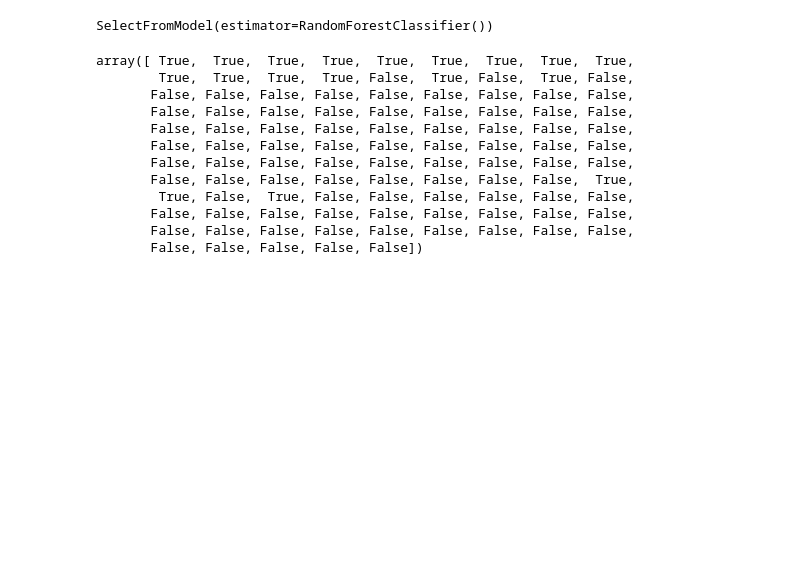
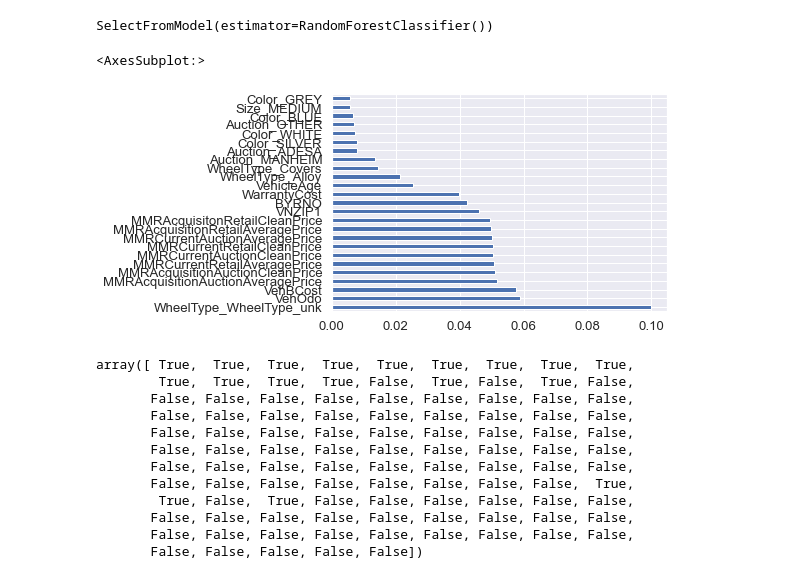
Before and after one commit to sarojsaran/DATA-240, a Jupyter notebook: DATA 240_final_project.ipynb, the cells around one changed output. Cells and saved outputs as stored; diff of their text form; code cells hidden in the pictures; blank space fills up the shorter version.

Commit message:
Update DATA 240_final_project.ipynb
Feature Importance Updated

```diff
--- a/DATA 240_final_project.ipynb
+++ b/DATA 240_final_project.ipynb
@@ -1071,6 +1071,12 @@ sel = SelectFromModel(RandomForestClassifier(n_estimators = 100))
 sel.fit(X_train, y_train)
 # %% [output]
 SelectFromModel(estimator=RandomForestClassifier())
+# %%
+feat_importances = pd.Series(sel.estimator_.feature_importances_ , index= X_train.columns)
+feat_importances.nlargest(25).plot(kind='barh')
+# %% [output]
+<AxesSubplot:>
+[figure, added]
 # %%
 sel.get_support()
 # %% [output]
```
Also changed, not shown: parts of 145 cells of this notebook.
